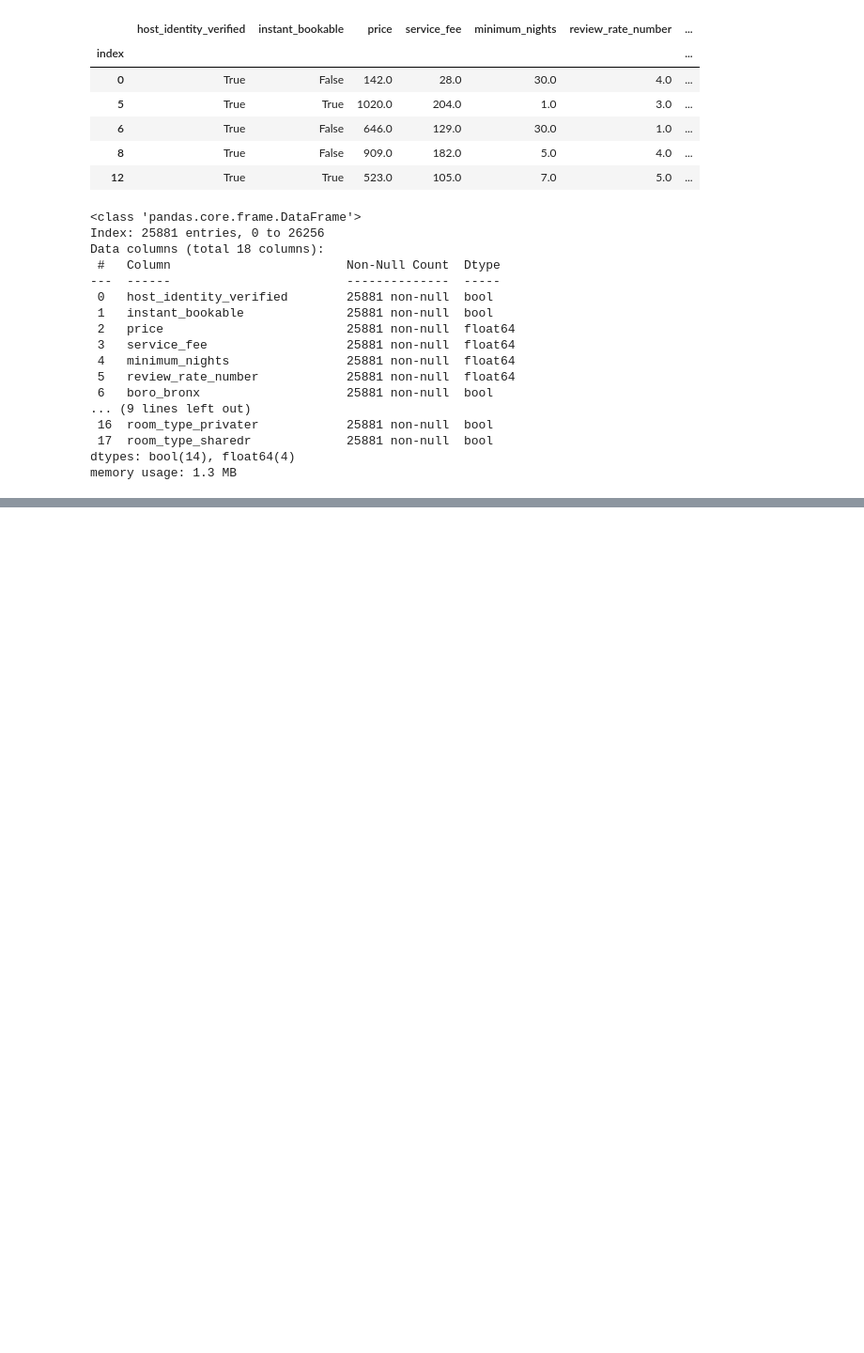
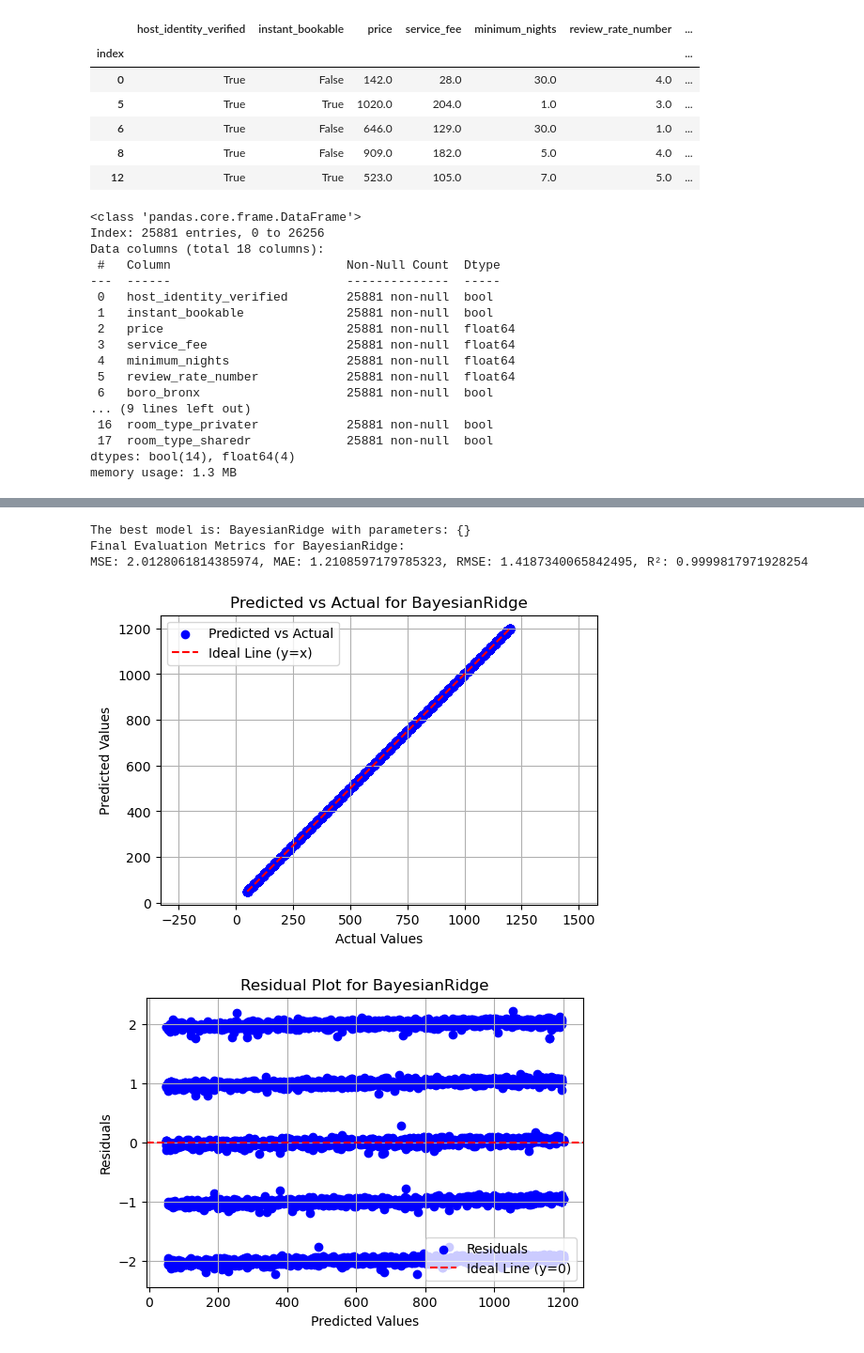
Before and after one commit to musicmaj/project-4-group-15, a Jupyter notebook: Machine Learning/ML_Models_Airbnb.ipynb, the cells around one changed output, grey strips where cells are left out. Shown: that part at 94% size. Drawn from its saved outputs; the diff is of its cells as text; code cells hidden in the pictures; blank space fills up the shorter version.

```diff
--- a/Machine Learning/ML_Models_Airbnb.ipynb
+++ b/Machine Learning/ML_Models_Airbnb.ipynb
@@ -195,0 +383,59 @@ print(f"R-squared: {r2}")
+# %%
+# Select the best model based on MSE
+best_model_info = results_df.iloc[0]
+best_model_name = best_model_info['Model']
+best_params = best_model_info['Best Parameters']
+
+print(f"The best model is: {best_model_name} with parameters: {best_params}")
+
+# Final evaluation on the test set using the best model
+best_model = models[best_model_name][0].set_params(**best_params)  # Set the best parameters
+best_model.fit(X_train_scaled, y_train)  # Fit the model on the training data
+y_pred = best_model.predict(X_test_scaled)  # Make predictions on the test set
+
+# Calculate final metrics
+final_mse = mean_squared_error(y_test, y_pred)
+final_mae = mean_absolute_error(y_test, y_pred)
+final_rmse = np.sqrt(final_mse)
+final_r2 = r2_score(y_test, y_pred)
+
+print(f"Final Evaluation Metrics for {best_model_name}:")
+print(f"MSE: {final_mse}, MAE: {final_mae}, RMSE: {final_rmse}, R²: {final_r2}")
+
+# Feature Importance for tree-based models
+if best_model_name in ['RandomForestRegressor', 'DecisionTreeRegressor']:
+    importances = best_model.feature_importances_
+    feature_importance_df = pd.DataFrame({'Feature': X.columns, 'Importance': importances})
+    print("Feature Importances:")
+    print(feature_importance_df.sort_values(by='Importance', ascending=False))
+
+# Visualization: Predictions vs Actual
+
+plt.figure(figsize=(6, 4))
+plt.scatter(y_test, y_pred, color='blue', label='Predicted vs Actual')
+plt.plot([min(y_test), max(y_test)], [min(y_test), max(y_test)], color='red', linestyle='--', label='Ideal Line (y=x)')
+plt.title(f'Predicted vs Actual for {best_model_name}')
+plt.xlabel('Actual Values')
+plt.ylabel('Predicted Values')
+plt.legend()
+plt.grid(True)
+plt.axis('equal')  # Equal scaling for both axes
+plt.show()
+
+# Visualization: Residual Plot
+residuals = y_test - y_pred
+plt.figure(figsize=(6, 4))
+plt.scatter(y_pred, residuals, color='blue', label='Residuals')
+plt.axhline(y=0, color='red', linestyle='--', label='Ideal Line (y=0)')
+plt.title(f'Residual Plot for {best_model_name}')
+plt.xlabel('Predicted Values')
+plt.ylabel('Residuals')
+plt.legend()
+plt.grid(True)
+plt.show()
+# %% [output]
+The best model is: BayesianRidge with parameters: {}
+Final Evaluation Metrics for BayesianRidge:
+MSE: 2.0128061814385974, MAE: 1.2108597179785323, RMSE: 1.4187340065842495, R²: 0.9999817971928254
+[figure, added]
+[figure, added]
```
Also changed, not shown: parts of 26 cells of this notebook, 2 other files.
